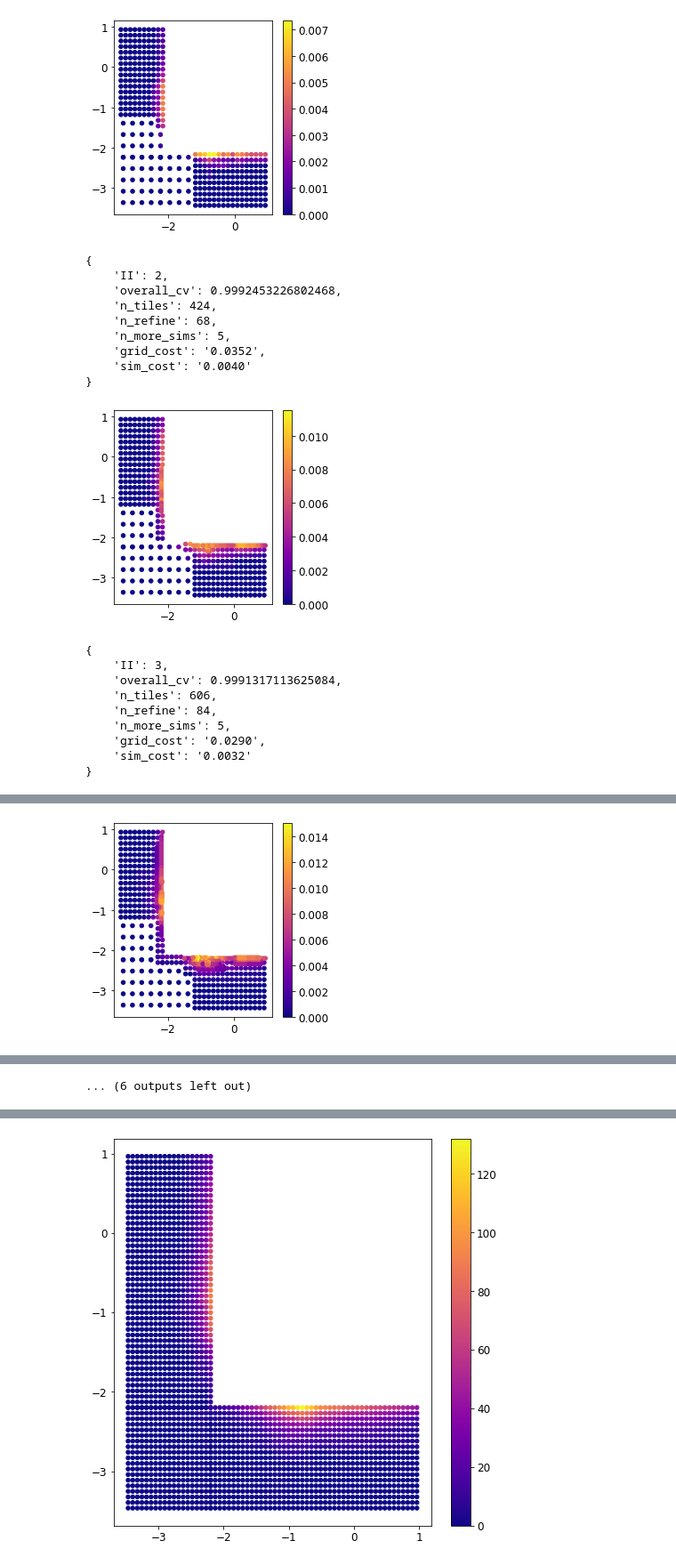
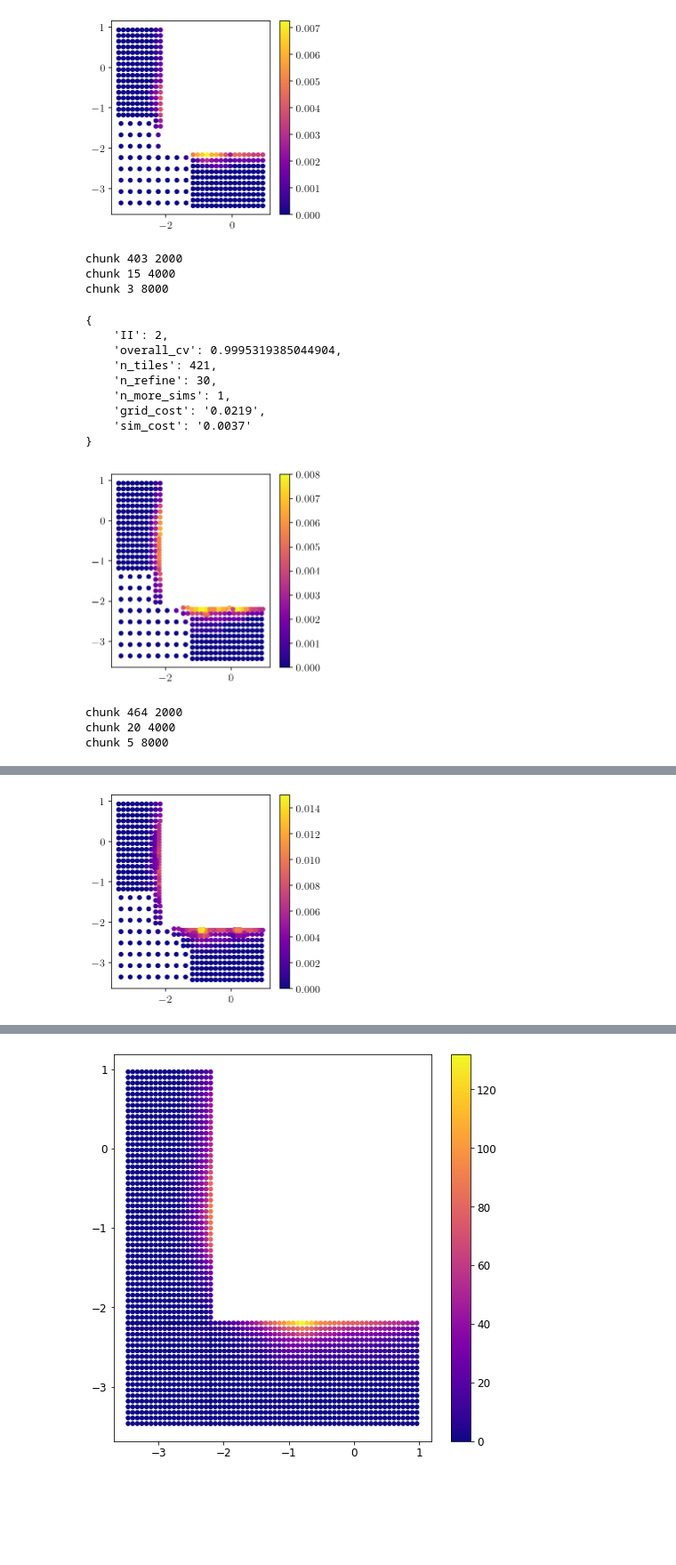
Before and after one commit to Confirm-Solutions/confirmasaurus, a Jupyter notebook: research/adagrid/tuning.ipynb, the cells around one changed output, grey strips where cells are left out. Shown at 89% size. Drawn from its saved outputs; the diff is of its cells as text; code cells hidden in the pictures; blank space fills up the shorter version.

```diff
--- a/research/adagrid/tuning.ipynb
+++ b/research/adagrid/tuning.ipynb
@@ -66,17 +69,19 @@ iter_max = 100
 init_nsims = 2000
 g = grid.prune(grid.intersect_grid(g_raw, null_hypos))
 target_nsims = np.full(g.n_tiles, init_nsims)
+tuning_unfinished = np.ones(g.n_tiles, dtype=bool)
+checking_unfinished = np.ones(g.n_tiles, dtype=bool)
+sim_cvs = np.empty(g.n_tiles, dtype=float)
+typeI_sum = np.empty(g.n_tiles, dtype=float)
+
 seed = 1
 for II in range(iter_max):
     holderq = 6
     pointwise_target_alpha = find_pointwise_alpha_target(g, target_alpha, holderq)
 
     np.random.seed(seed)
-    sims_unfinished = np.ones(g.n_tiles, dtype=bool)
-    sim_cvs = np.empty(g.n_tiles, dtype=float)
-    iters = 0
-    while np.any(sims_unfinished):
-        nsims = np.min(target_nsims[sims_unfinished])
+    while np.any(tuning_unfinished):
+        nsims = np.min(target_nsims[tuning_unfinished])
         this_iter = target_nsims == nsims
         sim_cvs[this_iter] = binomial_tuning.chunked_tune(
             grid.index_grid(g, this_iter),
@@ -85,8 +90,7 @@ for II in range(iter_max):
             nsims,
             n_arm_samples,
         )
-        sims_unfinished[this_iter] = False
-        iters += 1
+        tuning_unfinished[this_iter] = False
     overall_cv = np.max(sim_cvs)
 
     np.random.seed(seed)
@@ -94,11 +98,8 @@ for II in range(iter_max):
         lambda data: binomial_tuning.lookup(test_table, data[..., 0]) > overall_cv
     )
 
-    sims_unfinished = np.ones(g.n_tiles, dtype=bool)
-    typeI_sum = np.empty(g.n_tiles, dtype=float)
-    iter = 0
-    while np.any(sims_unfinished):
-        nsims = np.min(target_nsims[sims_unfinished])
+    while np.any(checking_unfinished):
+        nsims = np.min(target_nsims[checking_unfinished])
         this_iter = target_nsims == nsims
         typeI_sum[this_iter], _ = execute.chunked_simulate(
             grid.index_grid(g, this_iter),
@@ -107,8 +108,7 @@ for II in range(iter_max):
             n_arm_samples,
             sim_chunk_size=int(1e10),
         )
-        sims_unfinished[this_iter] = False
-        iters += 1
+        checking_unfinished[this_iter] = False
 
     typeI_est, typeI_CI = binomial.zero_order_bound(typeI_sum, target_nsims, 0.01, 1.0)
     typeI_bound = typeI_est + typeI_CI
@@ -120,7 +120,7 @@ for II in range(iter_max):
     hob_empirical_cost = hob_upper - typeI_bound
 
     worst_tile = np.argmax(sim_cvs)
-    which_refine = (hob_upper - typeI_bound > target_grid_cost) & ((hob_upper > 0.9 * target_alpha) | (sim_cvs == sim_cvs[worst_tile]))
+    which_refine = (hob_theory_cost > target_grid_cost) & ((hob_upper > 0.9 * target_alpha) | (sim_cvs == sim_cvs[worst_tile]))
     which_more_sims = (typeI_CI > target_sim_cost) & ((typeI_bound > 0.9 * target_alpha) | (sim_cvs == sim_cvs[worst_tile]))
 
     report = dict(
@@ -141,6 +141,8 @@ for II in range(iter_max):
 
     if np.sum(which_refine) > 0 or np.sum(which_more_sims) > 0:
         target_nsims[which_more_sims] *= 2
+        tuning_unfinished[which_more_sims] = True
+        checking_unfinished[which_more_sims] = True
 
         refine_tile_idxs = np.where(which_refine)[0]
         refine_gridpt_idxs = g.grid_pt_idx[refine_tile_idxs]
@@ -151,10 +153,19 @@ for II in range(iter_max):
         nearest_parent_tiles = scipy.spatial.KDTree(g.theta_tiles).query(
             new_grid.theta_tiles, k=2
         )
-        new_target_nsims = np.mean(target_nsims[nearest_parent_tiles[1]], axis=1).astype(int)
+        new_target_nsims = np.max(target_nsims[nearest_parent_tiles[1]], axis=1).astype(int)
 
         g = grid.concat_grids(unrefined_grid, new_grid)
+
         target_nsims = np.concatenate([target_nsims[keep_tile_idxs], new_target_nsims])
+        tuning_unfinished = np.concatenate([
+            tuning_unfinished[keep_tile_idxs], np.ones(new_grid.n_tiles, dtype=bool)
+        ])
+        checking_unfinished = np.concatenate([
+            checking_unfinished[keep_tile_idxs], np.ones(new_grid.n_tiles, dtype=bool)
+        ])
+        typeI_sum = np.concatenate([typeI_sum[keep_tile_idxs], np.zeros(new_grid.n_tiles, dtype=float)])
+        sim_cvs = np.concatenate([sim_cvs[keep_tile_idxs], np.zeros(new_grid.n_tiles, dtype=float)])
     else:
         print("done!")
         break
@@ -181,20 +195,17 @@ for II in range(iter_max):
-[figure, old version]
+[figure, new version]
-{
-    'II': 2,
-    'overall_cv': 0.9992453226802468,
-    'n_tiles': 424,
-    'n_refine': 68,
-    'n_more_sims': 5,
-    'grid_cost': '0.0352',
-    'sim_cost': '0.0040'
-}
+chunk 403 2000
+chunk 15 4000
+chunk 3 8000
+{
+    'II': 2,
+    'overall_cv': 0.9995319385044904,
+    'n_tiles': 421,
+    'n_refine': 30,
+    'n_more_sims': 1,
+    'grid_cost': '0.0219',
+    'sim_cost': '0.0037'
+}
-[figure, old version]
+[figure, new version]
-{
-    'II': 3,
-    'overall_cv': 0.9991317113625084,
-    'n_tiles': 606,
-    'n_refine': 84,
-    'n_more_sims': 5,
-    'grid_cost': '0.0290',
-    'sim_cost': '0.0032'
-}
+chunk 464 2000
+chunk 20 4000
+chunk 5 8000
@@ -201 +221 @@ for II in range(iter_max):
-[figure, old version]
+[figure, new version]
@@ -222 +221,0 @@ for II in range(iter_max):
-... (6 outputs left out)
```
Also changed, not shown: parts of 3 cells of this notebook, 2 other files.
